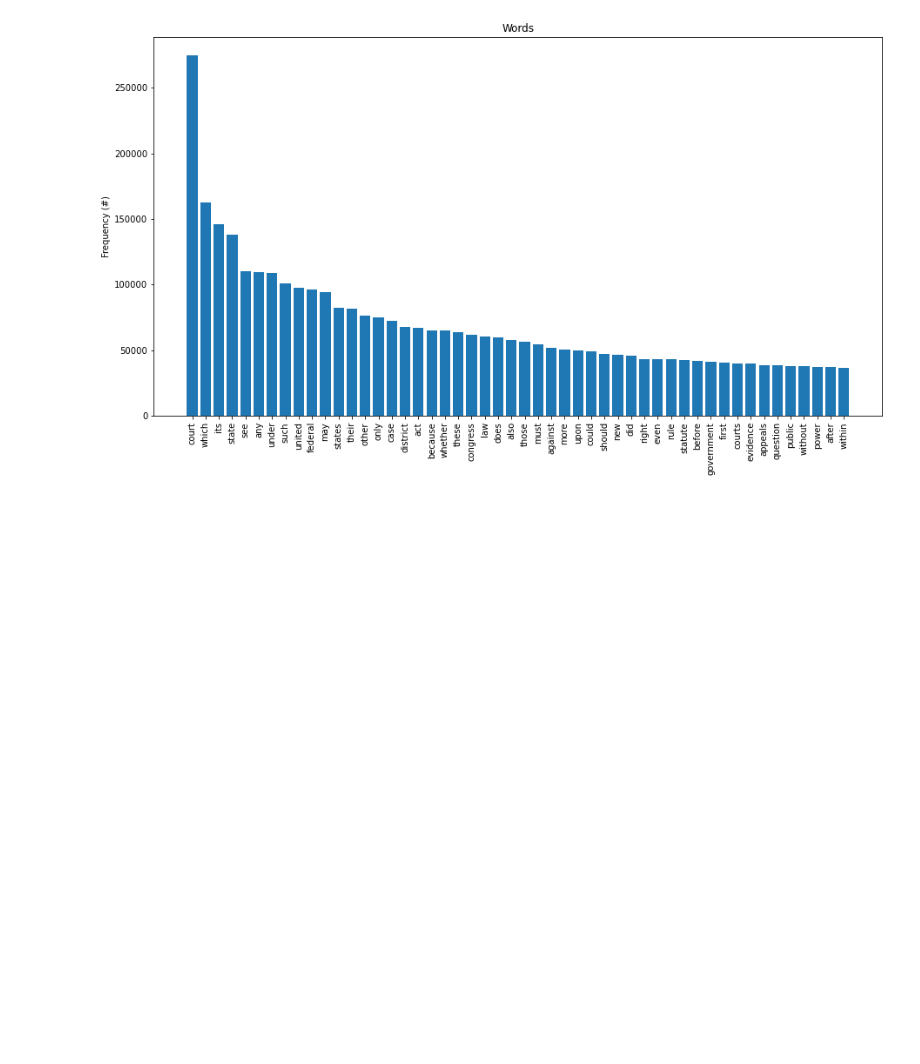
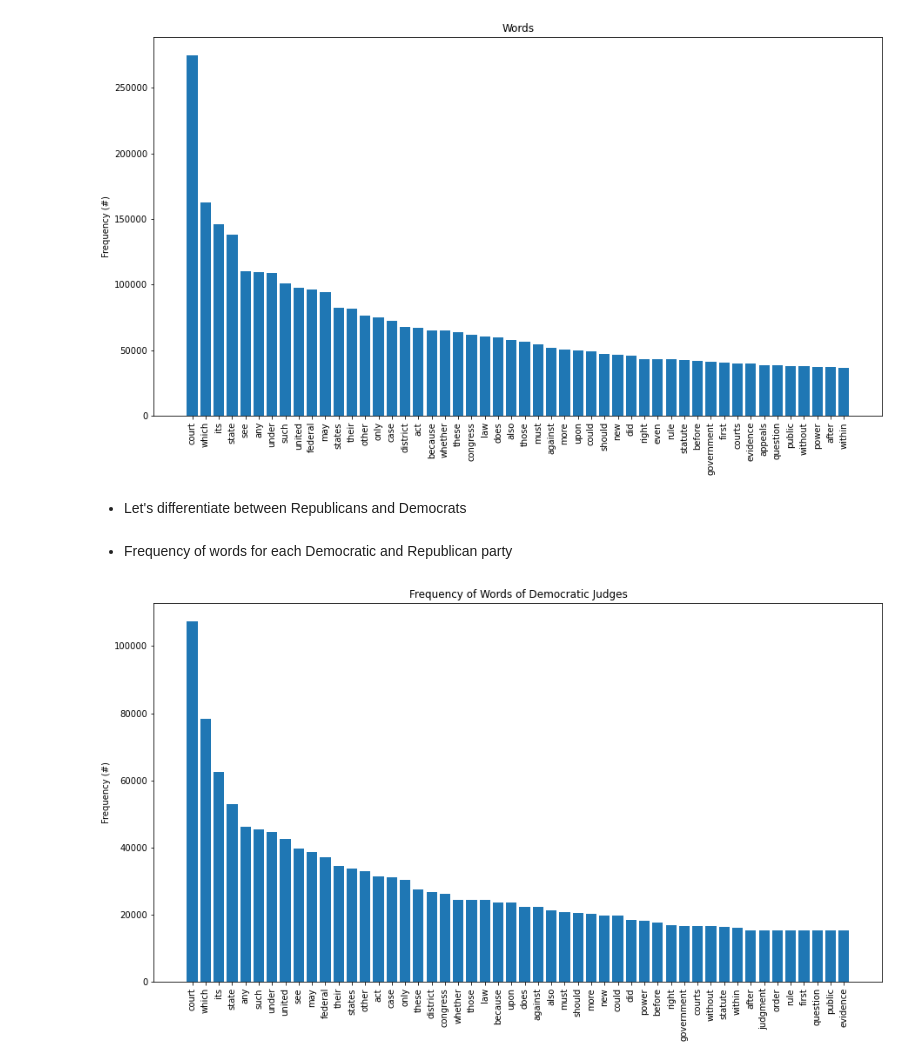
Before and after one commit to torelash/AssesingSCOTUSBias, a Jupyter notebook: data_preprocessing.ipynb, the cells around one changed output. Saved outputs shown, nothing was run; the diff lists cells and outputs as text; code cells hidden in the pictures; blank space fills up the shorter version.

Commit message:
Freq Dem & Rep
Frequency of words for Democrats and Republicans

```diff
--- a/data_preprocessing.ipynb
+++ b/data_preprocessing.ipynb
@@ -137,3 +137,52 @@ plt.xticks(rotation=90)
 plt.show()
 # %% [output]
 [figure]
+# %% [markdown]
+* Let's differentiate between Republicans and Democrats
+# %%
+l = range(len(political_aff))
+
+## DEMOCRATS
+
+authors_D = [authors[i] for i in l if political_aff[i] == 'Democratic']
+category_D = [category[i] for i in l if political_aff[i] == 'Democratic']
+case_name_D = [case_name[i] for i in l if political_aff[i] == 'Democratic']
+year_D = [year[i] for i in l if political_aff[i] == 'Democratic']
+political_aff_D = [political_aff[i] for i in l if political_aff[i] == 'Democratic']
+case_txt_D = [case_txt[i] for i in l if political_aff[i] == 'Democratic']
+case_id_D = [case_id[i] for i in l if political_aff[i] == 'Democratic']
+words_txt_D = [words_txt[i] for i in l if political_aff[i] == 'Democratic']
+
+words_D = [word for sentence in words_txt_D for word in sentence]
+freq_D = Counter(words_D)
+f_D = sorted([(freq_D[k],k) for k in freq_D], reverse = True)
+w_w_D = [k for v,k in f_D]
+f_w_D = [v for v,k in f_D]
+
+## REPUBLICANS
+
+authors_R = [authors[i] for i in l if political_aff[i] == 'Republican']
+category_R = [category[i] for i in l if political_aff[i] == 'Republican']
+case_name_R = [case_name[i] for i in l if political_aff[i] == 'Republican']
+year_R = [year[i] for i in l if political_aff[i] == 'Republican']
+political_aff_R = [political_aff[i] for i in l if political_aff[i] == 'Republican']
+case_txt_R = [case_txt[i] for i in l if political_aff[i] == 'Republican']
+case_id_R = [case_id[i] for i in l if political_aff[i] == 'Republican']
+words_txt_R = [words_txt[i] for i in l if political_aff[i] == 'Republican']
+
+words_R = [word for sentence in words_txt_R for word in sentence]
+freq_R = Counter(words_R)
+f_R = sorted([(freq_R[k],k) for k in freq_R], reverse = True)
+w_w_R = [k for v,k in f_R]
+f_w_R = [v for v,k in f_R]
+# %% [markdown]
+* Frequency of words for each Democratic and Republican party
+# %%
+plt.figure(figsize=(15, 8))
+plt.bar(w_w_D[:50],f_w_D[:50])
+plt.title("Frequency of Words of Democratic Judges")
+plt.ylabel("Frequency (#)")
+plt.xticks(rotation=90)
+plt.show()
+# %% [output]
+[figure, added]
```
Also changed, not shown: parts of 2 cells of this notebook.
